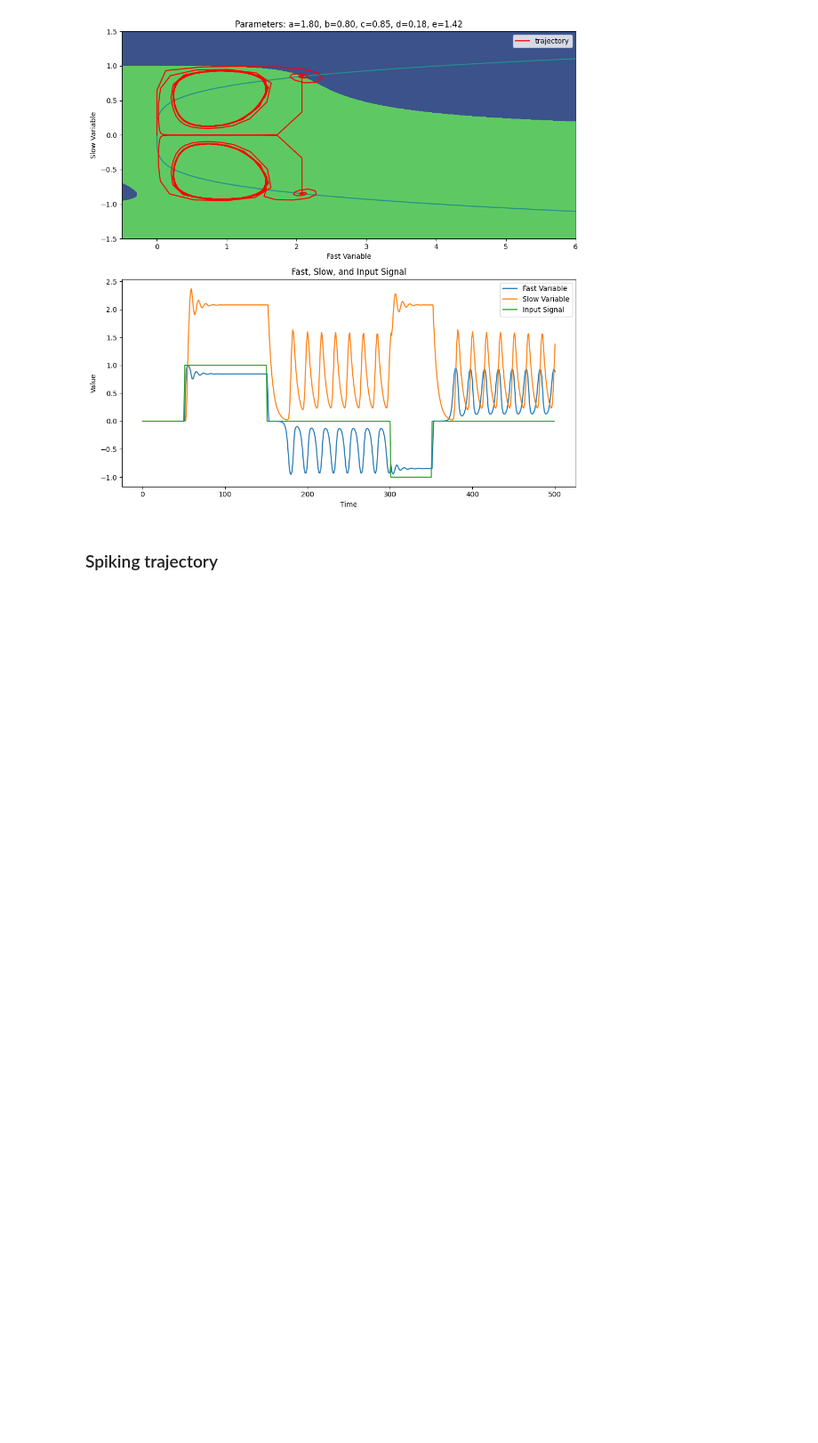
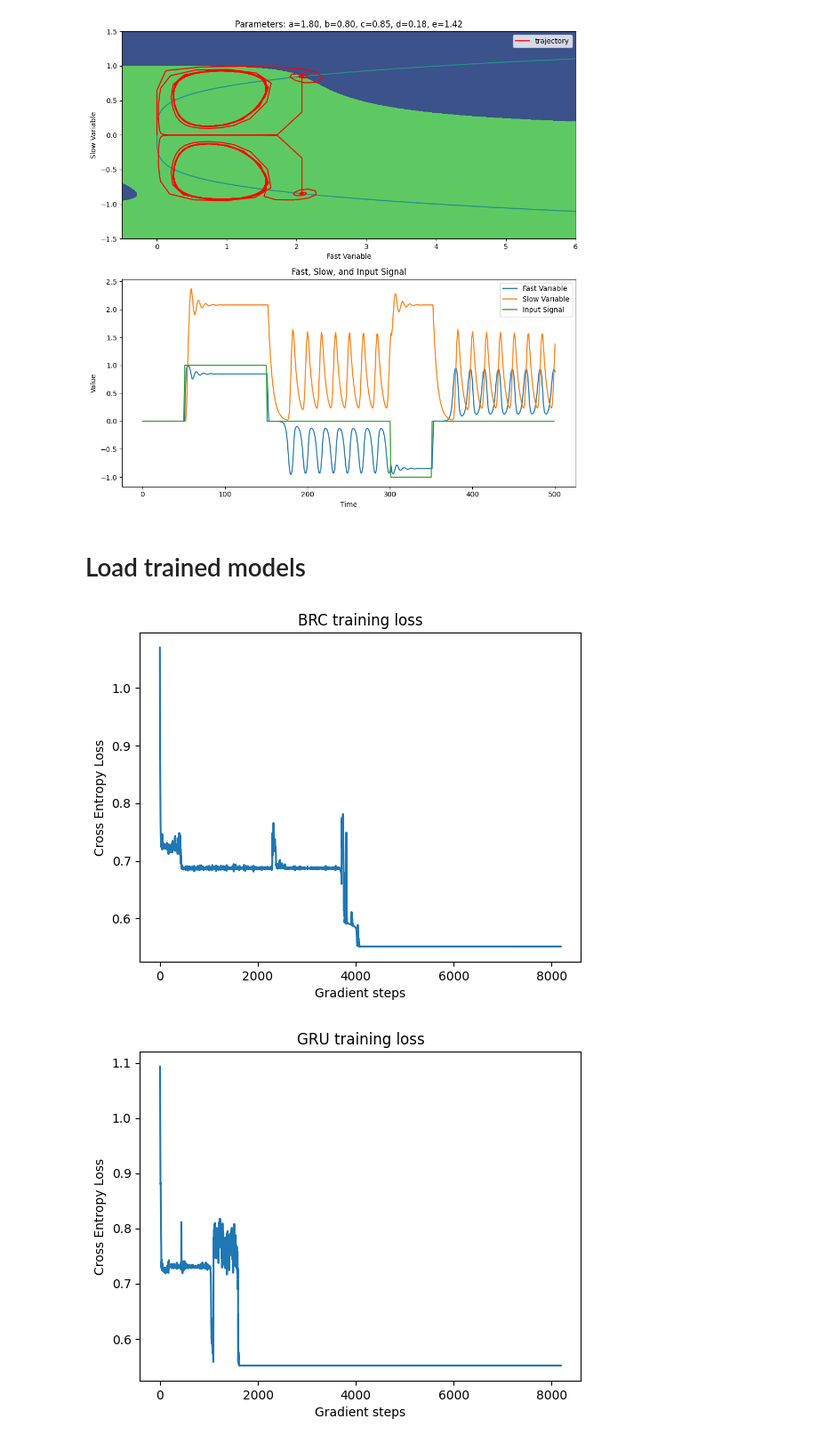
Before and after one commit to gerome-andry/BIO_inspired_RNN, a Jupyter notebook: repport_figure_generation.ipynb, the cells around one changed output. Shown at 89% size. Saved outputs shown, nothing was run; the diff lists cells and outputs as text; code cells hidden in the pictures; blank space fills up the shorter version.

```diff
--- a/repport_figure_generation.ipynb
+++ b/repport_figure_generation.ipynb
@@ -180,5 +182,46 @@ display(button)
 # %% [output]
 [interactive output not drawn]
 [figure]
-# %% [markdown]
-### Spiking trajectory
+# %% [markdown]
+# Load trained models
+# %%
+def load_trained_model(memory_cell_type):
+    memory_size = 128
+    in_emb = memory_size//4
+    mem_lay = 1
+    inputs_dim = 2
+    decisions = 3
+    sensor = ResMLP(inputs_dim, in_emb, [64,64,64])
+    actor = ResMLP(memory_size, decisions, [64,64,64])
+
+    model = SenseMemAct(sensor, actor, in_sz=in_emb, mem_sz=memory_size,
+                        mem_lay=mem_lay, decisions=decisions, type = memory_cell_type)
+    modelfname = f'./results_train/checkpoint_{memory_cell_type}.pth'
+    lossfname = f'./results_train/loss_{memory_cell_type}.pt'
+    state = torch.load(modelfname, map_location=torch.device('cpu'))
+    loss = torch.load(lossfname, map_location=torch.device('cpu'))
+
+    ## plot losses
+    fig = plt.figure()
+    ax = fig.add_subplot()
+    ax.plot(loss)
+    ax.set_xlabel('Gradient steps')
+    ax.set_ylabel('Cross Entropy Loss')
+    ax.set_title((memory_cell_type + ' training loss'))
+    fig.savefig(figures_directory_path +'/'+ memory_cell_type +'_training_loss'+ '.pdf')
+
+    ## load model
+    model.load_state_dict(state)
+
+    return model
+
+trained_models = {}
+t_m = load_trained_model('BRC')
+trained_models['BRC'] = t_m
+t_m = load_trained_model('GRU')
+trained_models['GRU'] = t_m
+t_m = load_trained_model('BEF')
+trained_models['BEF'] = t_m
+# %% [output]
+[figure, added]
+[figure, added]
```
Also changed, not shown: parts of 8 cells of this notebook, 6 other files.
